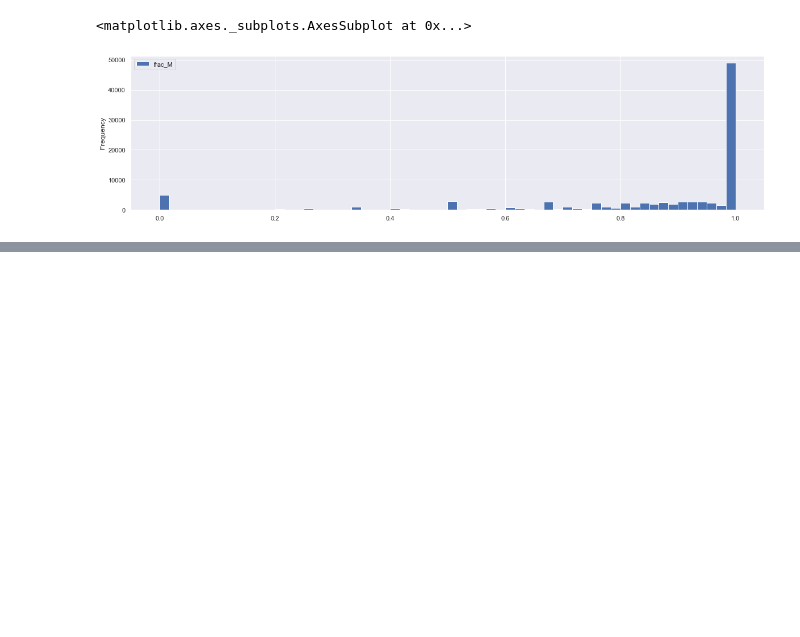
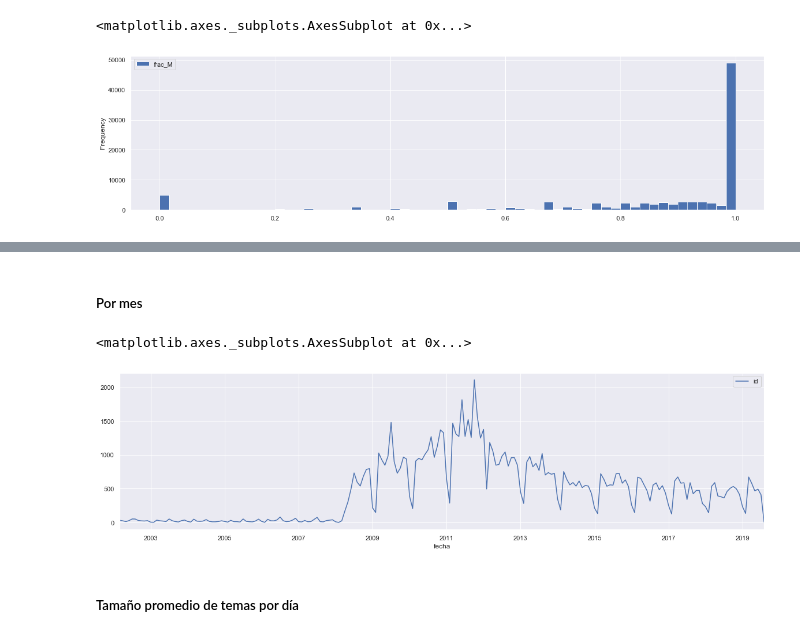
Before and after one commit to imfd/analisis-ucursos, a Jupyter notebook: notebooks/2019-09-02-exploracion_final_final.ipynb, the cells around one changed output, grey strips where cells are left out. Saved outputs shown, nothing was run; the diff lists cells and outputs as text; code cells hidden in the pictures; blank space fills up the shorter version.

```diff
--- a/notebooks/2019-09-02-exploracion_final_final.ipynb
+++ b/notebooks/2019-09-02-exploracion_final_final.ipynb
@@ -299,0 +339,11 @@ genero[['frac_M']].plot.hist(by='frac_M', bins=60)
+# %% [markdown]
+##### Por mes
+# %%
+counts = tema_tiempo.set_index('fecha').groupby(pd.Grouper(freq='M')).count()
+plt.rcParams['figure.figsize'] = [20, 5]
+counts.reset_index().plot.line(x='fecha', y='id')
+# %% [output]
+<matplotlib.axes._subplots.AxesSubplot at 0x...>
+[figure, added]
+# %% [markdown]
+##### Tamaño promedio de temas por día
```
Also changed, not shown: parts of 81 cells of this notebook.
